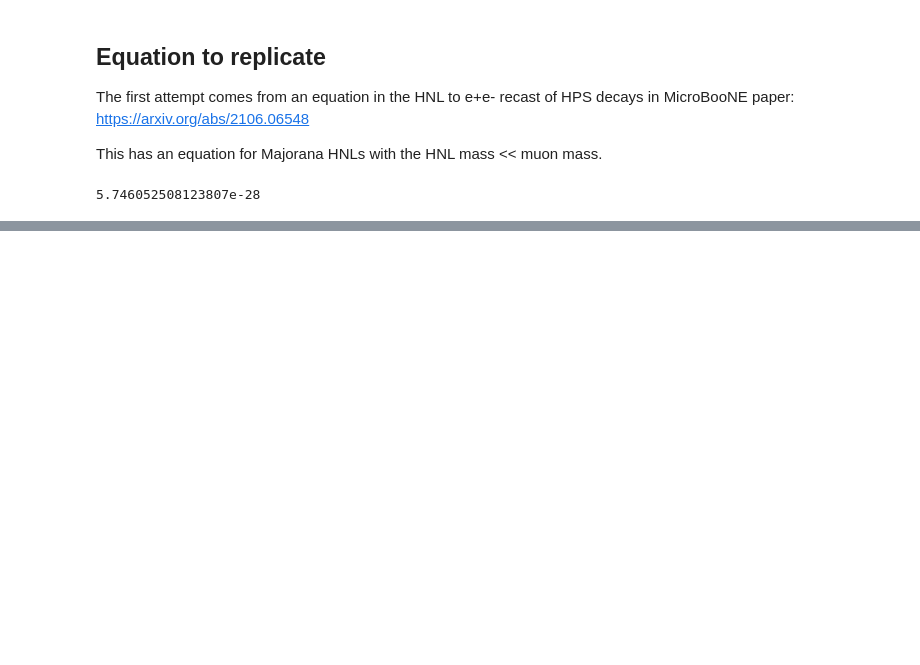
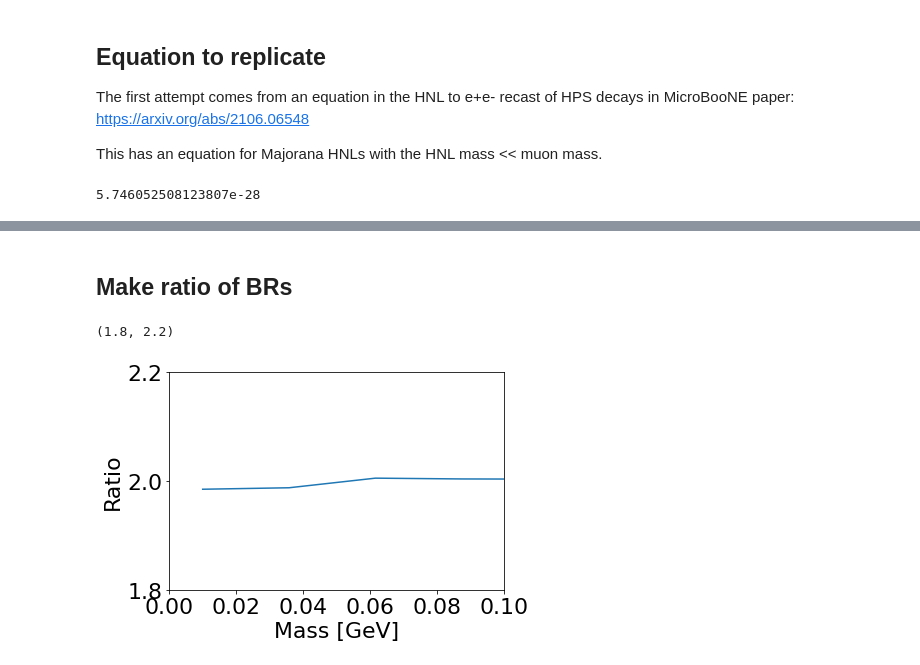
Before and after one commit to dmarsden01/uboone_HNL_analysis, a Jupyter notebook: Rough_rate_calculation.ipynb, the cells around one changed output, grey strips where cells are left out. Cells and saved outputs as stored; diff of their text form; code cells hidden in the pictures; blank space fills up the shorter version.

```diff
--- a/Rough_rate_calculation.ipynb
+++ b/Rough_rate_calculation.ipynb
@@ -32,0 +37,9 @@ print(Decay_width)
+# %%
+def get_interpolated_vals(x, y, x_vals_wanted):
+    y_interp = np.interp(x_vals_wanted, x, y)
+
+    return y_interp
+
+def get_ratio(arr1,arr2):
+    ratio = np.divide(np.array(arr1), np.array(arr2))
+    return ratio
@@ -32,0 +102,16 @@ print(Decay_width)
+# %% [markdown]
+## Make ratio of BRs
+# %%
+x_vals = np.linspace(0.01, 0.5, 20)
+BR_Genie_interp = get_interpolated_vals(mass_list, eplus_eminus_channel, x_vals)
+BR_Davide_interp = get_interpolated_vals(Davide_ee['Mass'], Davide_ee['Value'], x_vals)
+ratio = get_ratio(BR_Davide_interp,BR_Genie_interp)
+
+plt.plot(x_vals,ratio)
+plt.xlabel("Mass [GeV]")
+plt.ylabel("Ratio")
+plt.xlim(0,0.1)
+plt.ylim(1.8,2.2)
+# %% [output]
+(1.8, 2.2)
+[figure, added]
```
Also changed, not shown: parts of 8 cells of this notebook, 1 other file.
